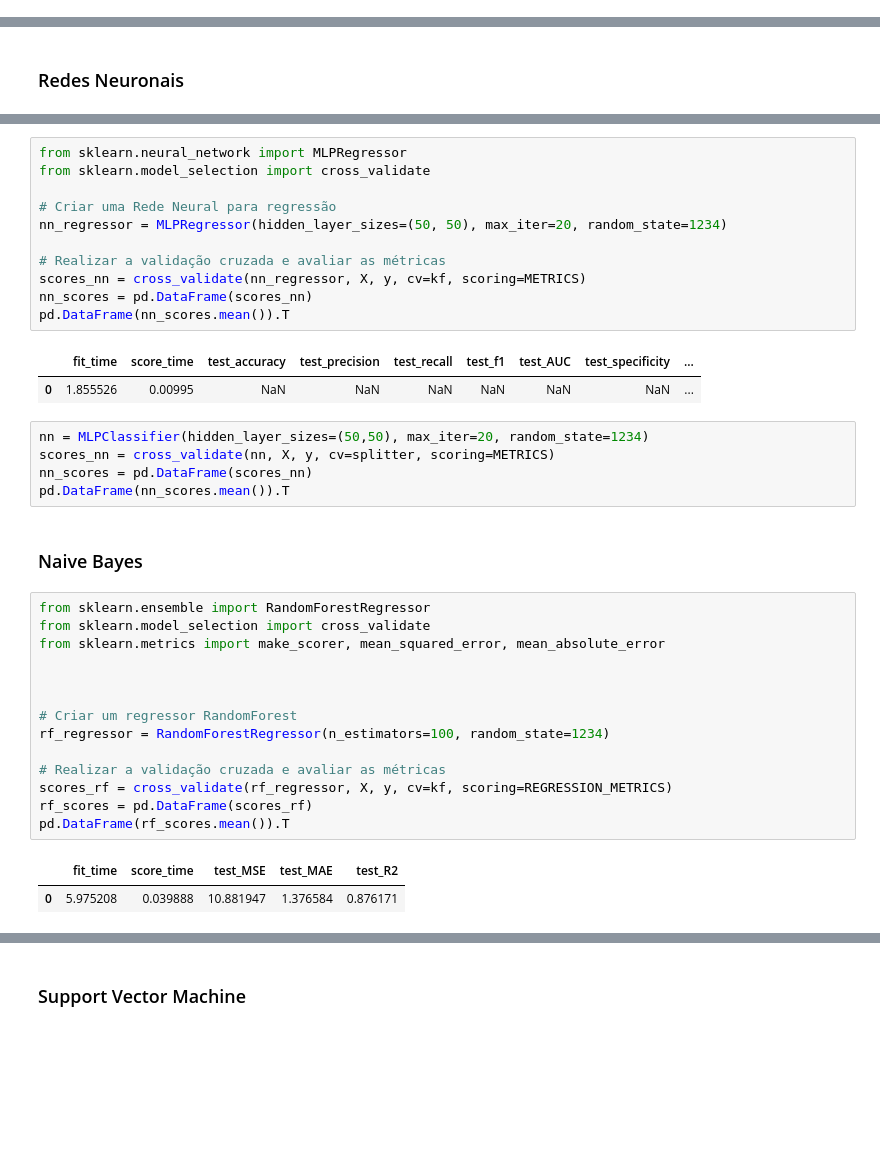
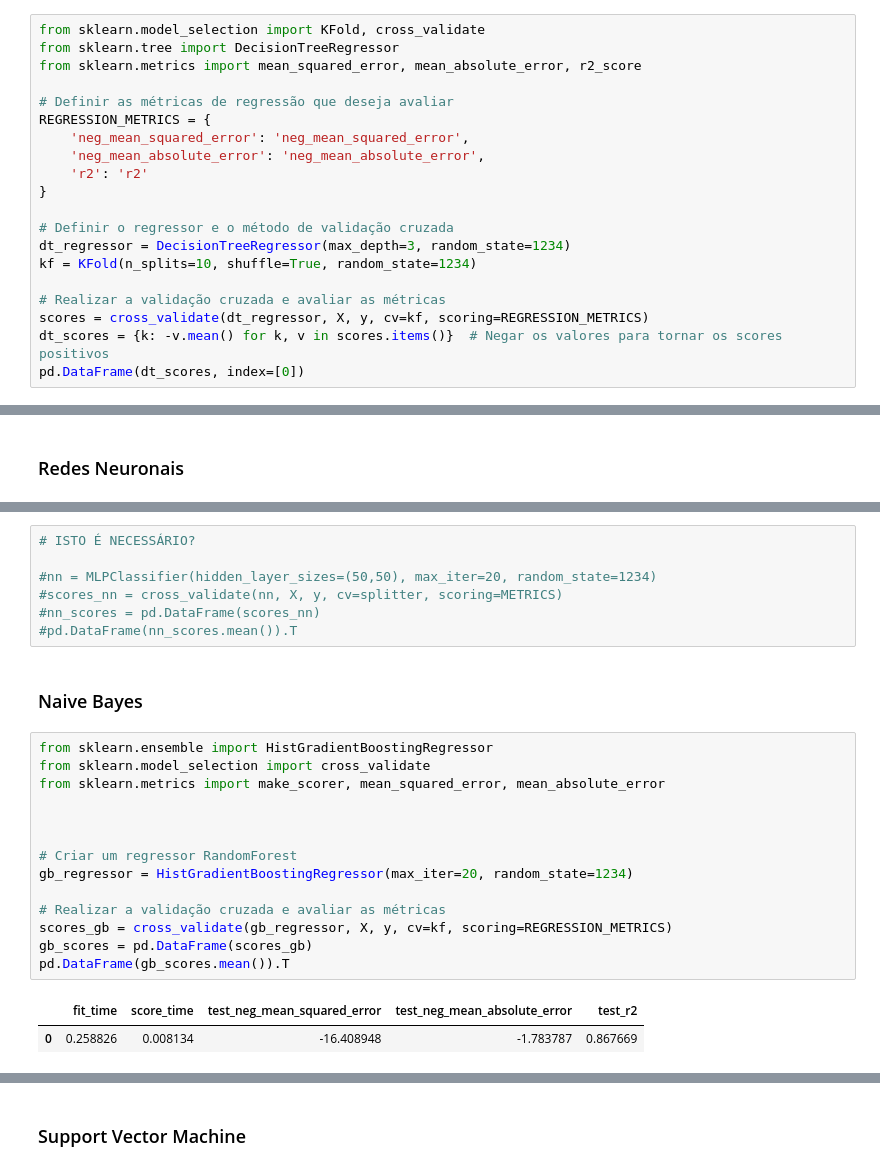
Before and after one commit to ruicoelhor22/AASE, a Jupyter notebook: demoregressao4.ipynb, the cells around one changed output, grey strips where cells are left out. Cells and saved outputs as stored; diff of their text form; blank space fills up the shorter version.

```diff
--- a/demoregressao4.ipynb
+++ b/demoregressao4.ipynb
@@ -91,3 +91,23 @@ kf = KFold(n_splits=10, shuffle=True, random_state=1234)
 # Implementação dos Algoritmos de Machine Learning
 # %% [markdown]
 ### Árvores de Decisão
+# %%
+from sklearn.model_selection import KFold, cross_validate
+from sklearn.tree import DecisionTreeRegressor
+from sklearn.metrics import mean_squared_error, mean_absolute_error, r2_score
+
+# Definir as métricas de regressão que deseja avaliar
+REGRESSION_METRICS = {
+    'neg_mean_squared_error': 'neg_mean_squared_error',
+    'neg_mean_absolute_error': 'neg_mean_absolute_error',
+    'r2': 'r2'
+}
+
+# Definir o regressor e o método de validação cruzada
+dt_regressor = DecisionTreeRegressor(max_depth=3, random_state=1234)
+kf = KFold(n_splits=10, shuffle=True, random_state=1234)
+
+# Realizar a validação cruzada e avaliar as métricas
+scores = cross_validate(dt_regressor, X, y, cv=kf, scoring=REGRESSION_METRICS)
+dt_scores = {k: -v.mean() for k, v in scores.items()}  # Negar os valores para tornar os scores positivos
+pd.DataFrame(dt_scores, index=[0])
@@ -152,39 +179,27 @@ You can try to debug the error by setting error_score='raise'.
 # %%
-from sklearn.neural_network import MLPRegressor
-from sklearn.model_selection import cross_validate
+# ISTO É NECESSÁRIO?
 
-# Criar uma Rede Neural para regressão
-nn_regressor = MLPRegressor(hidden_layer_sizes=(50, 50), max_iter=20, random_state=1234)
-
-# Realizar a validação cruzada e avaliar as métricas
-scores_nn = cross_validate(nn_regressor, X, y, cv=kf, scoring=METRICS)
-nn_scores = pd.DataFrame(scores_nn)
-pd.DataFrame(nn_scores.mean()).T
+#nn = MLPClassifier(hidden_layer_sizes=(50,50), max_iter=20, random_state=1234)
+#scores_nn = cross_validate(nn, X, y, cv=splitter, scoring=METRICS)
+#nn_scores = pd.DataFrame(scores_nn)
+#pd.DataFrame(nn_scores.mean()).T
-# %% [output]
-|  | fit_time | score_time | test_accuracy | test_precision | test_recall | test_f1 | test_AUC | test_specificity | ... |
-| 0 | 1.855526 | 0.00995 | NaN | NaN | NaN | NaN | NaN | NaN | ... |
-# %%
-nn = MLPClassifier(hidden_layer_sizes=(50,50), max_iter=20, random_state=1234)
-scores_nn = cross_validate(nn, X, y, cv=splitter, scoring=METRICS)
-nn_scores = pd.DataFrame(scores_nn)
-pd.DataFrame(nn_scores.mean()).T
 # %% [markdown]
 ### Naive Bayes
 # %%
-from sklearn.ensemble import RandomForestRegressor
+from sklearn.ensemble import HistGradientBoostingRegressor
 from sklearn.model_selection import cross_validate
 from sklearn.metrics import make_scorer, mean_squared_error, mean_absolute_error
 
 
 
 # Criar um regressor RandomForest
-rf_regressor = RandomForestRegressor(n_estimators=100, random_state=1234)
+gb_regressor = HistGradientBoostingRegressor(max_iter=20, random_state=1234)
 
 # Realizar a validação cruzada e avaliar as métricas
-scores_rf = cross_validate(rf_regressor, X, y, cv=kf, scoring=REGRESSION_METRICS)
-rf_scores = pd.DataFrame(scores_rf)
-pd.DataFrame(rf_scores.mean()).T
+scores_gb = cross_validate(gb_regressor, X, y, cv=kf, scoring=REGRESSION_METRICS)
+gb_scores = pd.DataFrame(scores_gb)
+pd.DataFrame(gb_scores.mean()).T
 # %% [output]
-|  | fit_time | score_time | test_MSE | test_MAE | test_R2 |
-| 0 | 5.975208 | 0.039888 | 10.881947 | 1.376584 | 0.876171 |
+|  | fit_time | score_time | test_neg_mean_squared_error | test_neg_mean_absolute_error | test_r2 |
+| 0 | 0.258826 | 0.008134 | -16.408948 | -1.783787 | 0.867669 |
 # %%
```
Also changed, not shown: parts of 9 cells of this notebook, 2 other files.
